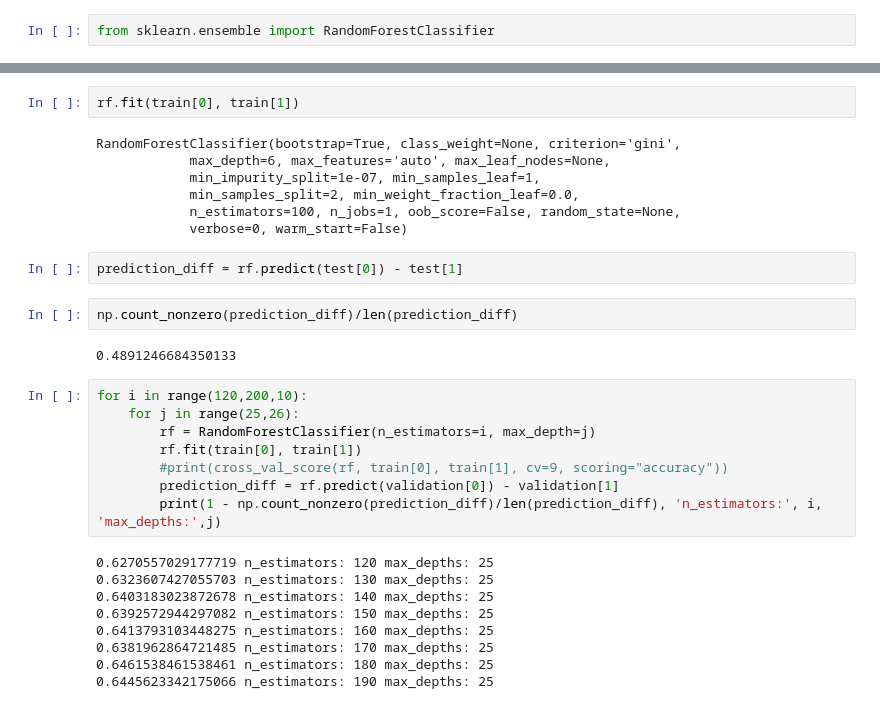
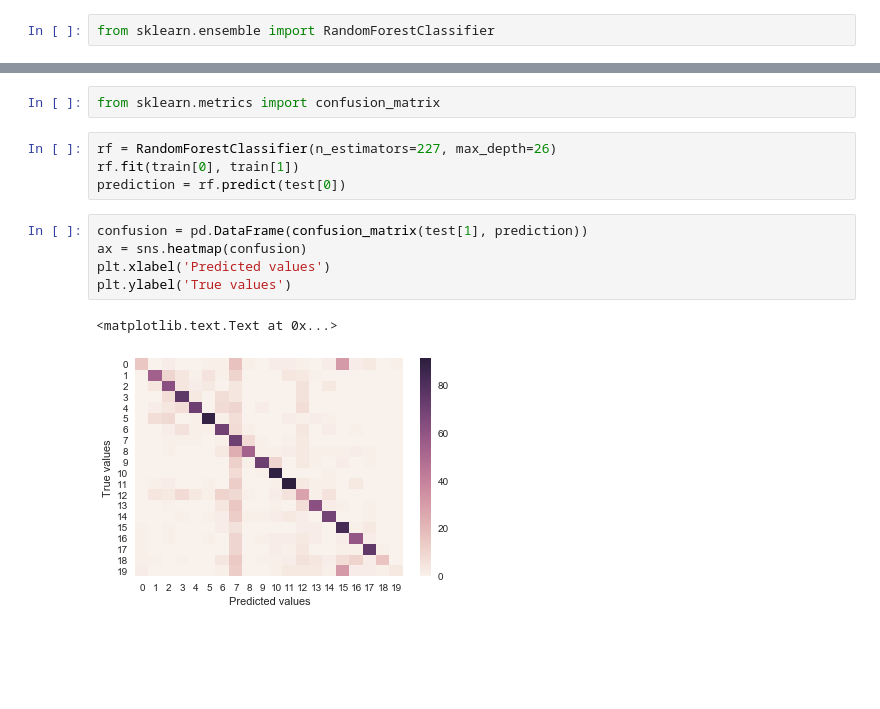
Before and after one commit to mj2905/ProjectMYP, a Jupyter notebook: HW4/Homework 4 Marc.ipynb, the cells around one changed output, grey strips where cells are left out. Cells and saved outputs as stored; diff of their text form; blank space fills up the shorter version.

```diff
--- a/HW4/Homework 4 Marc.ipynb
+++ b/HW4/Homework 4 Marc.ipynb
@@ -471,32 +493,14 @@ rf = RandomForestClassifier(n_estimators=100, max_depth=6)
+# %%
+from sklearn.metrics import confusion_matrix
 # %%
+rf = RandomForestClassifier(n_estimators=227, max_depth=26)
 rf.fit(train[0], train[1])
+prediction = rf.predict(test[0])
-# %% [output]
-RandomForestClassifier(bootstrap=True, class_weight=None, criterion='gini',
-            max_depth=6, max_features='auto', max_leaf_nodes=None,
-            min_impurity_split=1e-07, min_samples_leaf=1,
-            min_samples_split=2, min_weight_fraction_leaf=0.0,
-            n_estimators=100, n_jobs=1, oob_score=False, random_state=None,
-            verbose=0, warm_start=False)
-# %%
-prediction_diff = rf.predict(test[0]) - test[1]
-# %%
-np.count_nonzero(prediction_diff)/len(prediction_diff)
-# %% [output]
-0.4891246684350133
-# %%
-for i in range(120,200,10):
-    for j in range(25,26):
-        rf = RandomForestClassifier(n_estimators=i, max_depth=j)
-        rf.fit(train[0], train[1])
-        #print(cross_val_score(rf, train[0], train[1], cv=9, scoring="accuracy"))
-        prediction_diff = rf.predict(validation[0]) - validation[1]
-        print(1 - np.count_nonzero(prediction_diff)/len(prediction_diff), 'n_estimators:', i, 'max_depths:',j)
-# %% [output]
-0.6270557029177719 n_estimators: 120 max_depths: 25
-0.6323607427055703 n_estimators: 130 max_depths: 25
-0.6403183023872678 n_estimators: 140 max_depths: 25
-0.6392572944297082 n_estimators: 150 max_depths: 25
-0.6413793103448275 n_estimators: 160 max_depths: 25
-0.6381962864721485 n_estimators: 170 max_depths: 25
-0.6461538461538461 n_estimators: 180 max_depths: 25
-0.6445623342175066 n_estimators: 190 max_depths: 25
+# %%
+confusion = pd.DataFrame(confusion_matrix(test[1], prediction))
+ax = sns.heatmap(confusion)
+plt.xlabel('Predicted values')
+plt.ylabel('True values')
+# %% [output]
+<matplotlib.text.Text at 0x...>
+[figure, added]
```
Also changed, not shown: parts of 7 cells of this notebook.
